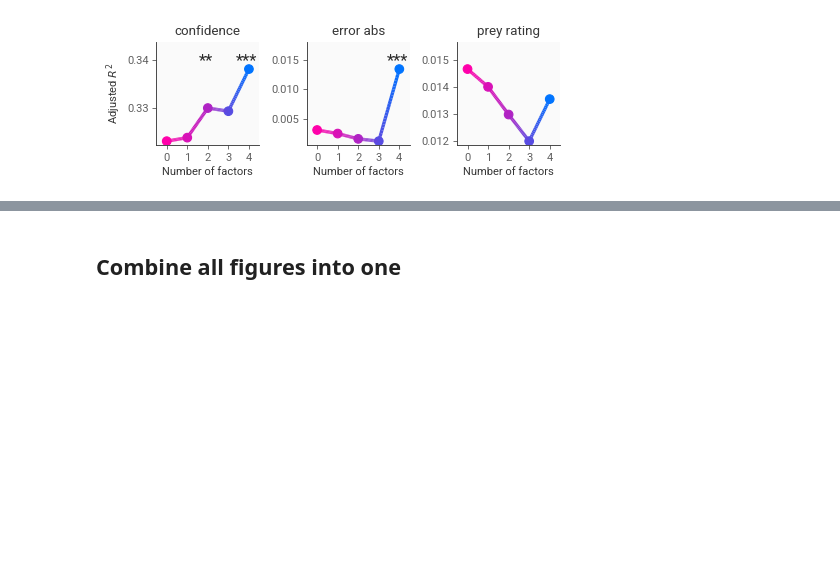
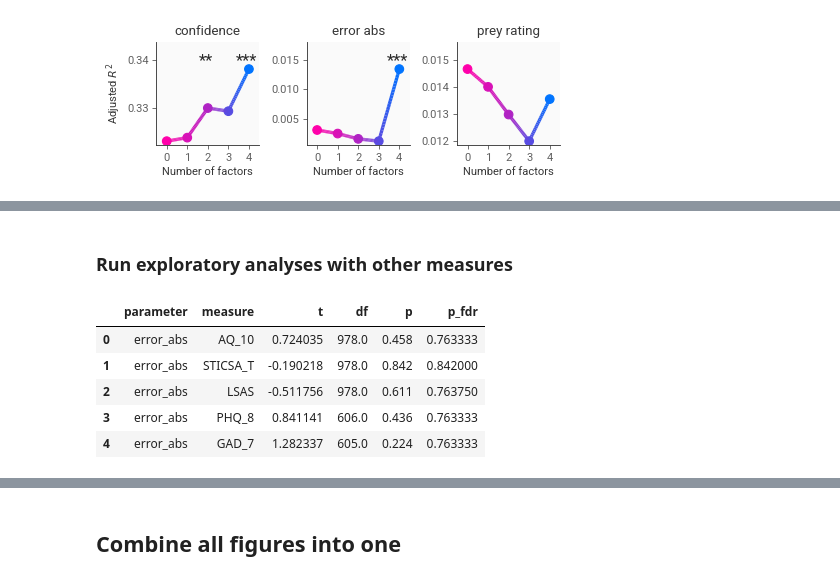
Before and after one commit to tobywise/interactive-avoidance-mental-health_public, a Jupyter notebook: notebooks/Prediction analysis.ipynb, the cells around one changed output, grey strips where cells are left out. Cells and saved outputs as stored; diff of their text form; code cells hidden in the pictures; blank space fills up the shorter version.

```diff
--- a/notebooks/Prediction analysis.ipynb
+++ b/notebooks/Prediction analysis.ipynb
@@ -1046,3 +1226,17 @@ Df Model:                           7
 Notes:
 [1] Standard Errors assume that the covariance matrix of the errors is correctly specified.
 [figure]
+# %% [markdown]
+### Run exploratory analyses with other measures
+# %%
+rating_error_exploratory = run_exploratory_models(
+    ["error_abs"], preference_error_mh_measures
+)
+rating_error_exploratory
+# %% [output]
+|  | parameter | measure | t | df | p | p_fdr |
+| 0 | error_abs | AQ_10 | 0.724035 | 978.0 | 0.458 | 0.763333 |
+| 1 | error_abs | STICSA_T | -0.190218 | 978.0 | 0.842 | 0.842000 |
+| 2 | error_abs | LSAS | -0.511756 | 978.0 | 0.611 | 0.763750 |
+| 3 | error_abs | PHQ_8 | 0.841141 | 606.0 | 0.436 | 0.763333 |
+| 4 | error_abs | GAD_7 | 1.282337 | 605.0 | 0.224 | 0.763333 |
```
Also changed, not shown: parts of 33 cells of this notebook, 2 other files.
